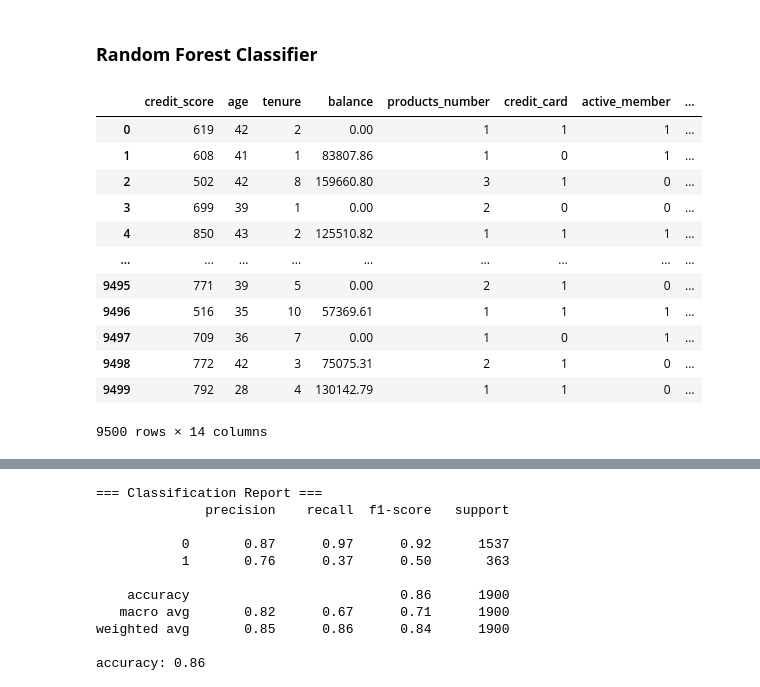
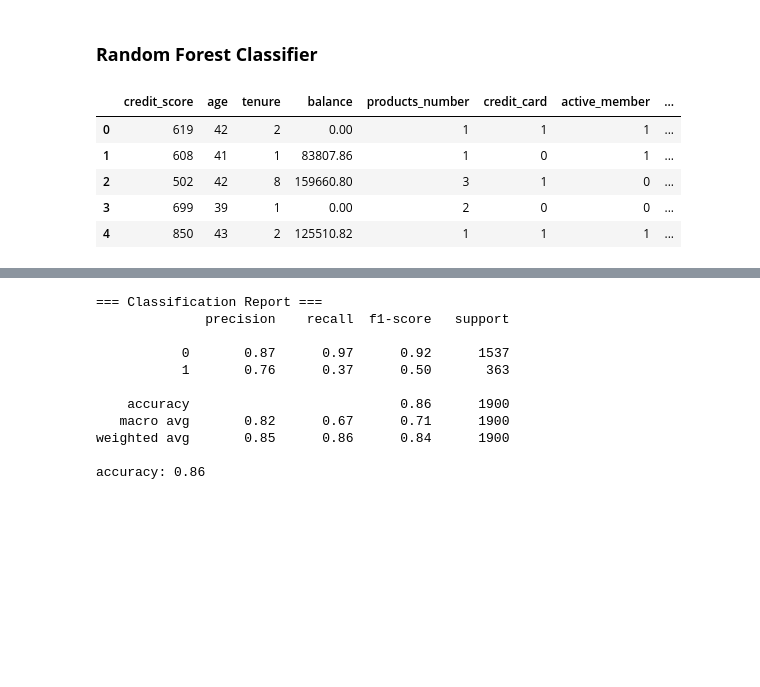
Before and after one commit to smartestnerdfromtown/Data-Science-Projects, a Jupyter notebook: Bank Customer Churn/analysis.ipynb, the cells around one changed output, grey strips where cells are left out. Drawn from its saved outputs; the diff is of its cells as text; code cells hidden in the pictures; blank space fills up the shorter version.

```diff
--- a/Bank Customer Churn/analysis.ipynb
+++ b/Bank Customer Churn/analysis.ipynb
@@ -224,19 +224,12 @@ df_pipeline, X, y = prepare_data(
 num_features, cat_features = extract_features(df=df_pipeline)
 X_train, X_test, y_train, y_test = split_data(X=X, y=y)
 # %%
-df_pipeline
+df_pipeline.head()
 # %% [output]
 |  | credit_score | age | tenure | balance | products_number | credit_card | active_member | ... |
 | 0 | 619 | 42 | 2 | 0.00 | 1 | 1 | 1 | ... |
 | 1 | 608 | 41 | 1 | 83807.86 | 1 | 0 | 1 | ... |
 | 2 | 502 | 42 | 8 | 159660.80 | 3 | 1 | 0 | ... |
 | 3 | 699 | 39 | 1 | 0.00 | 2 | 0 | 0 | ... |
 | 4 | 850 | 43 | 2 | 125510.82 | 1 | 1 | 1 | ... |
-| ... | ... | ... | ... | ... | ... | ... | ... | ... |
-| 9495 | 771 | 39 | 5 | 0.00 | 2 | 1 | 0 | ... |
-| 9496 | 516 | 35 | 10 | 57369.61 | 1 | 1 | 1 | ... |
-| 9497 | 709 | 36 | 7 | 0.00 | 1 | 0 | 1 | ... |
-| 9498 | 772 | 42 | 3 | 75075.31 | 2 | 1 | 0 | ... |
-| 9499 | 792 | 28 | 4 | 130142.79 | 1 | 1 | 0 | ... |
-9500 rows × 14 columns
 # %%
```
Also changed, not shown: parts of 8 cells of this notebook.
